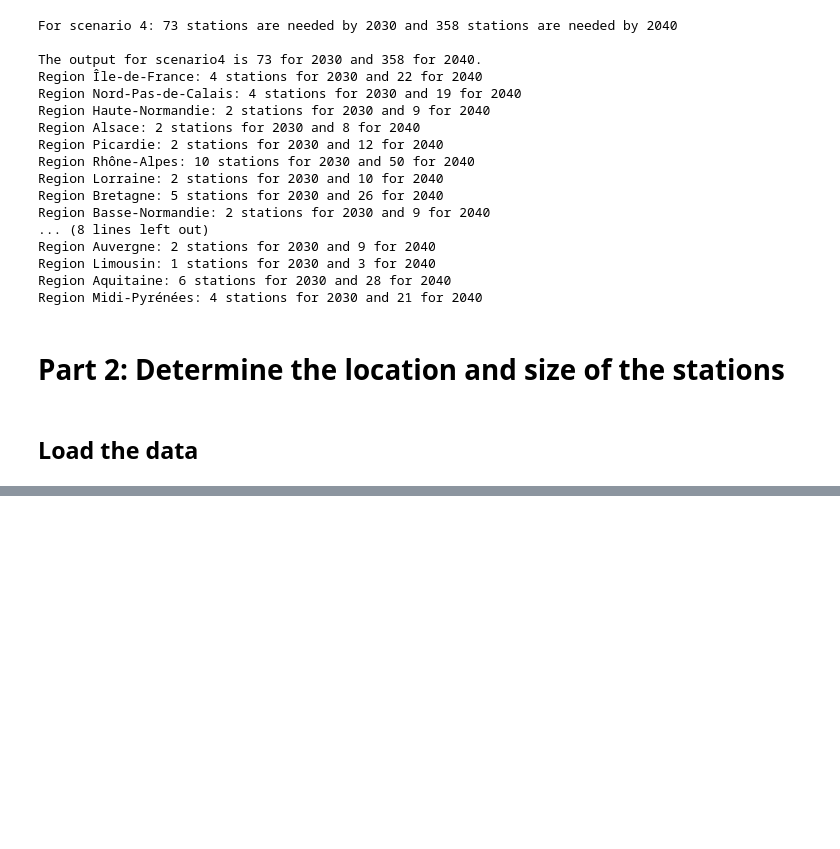
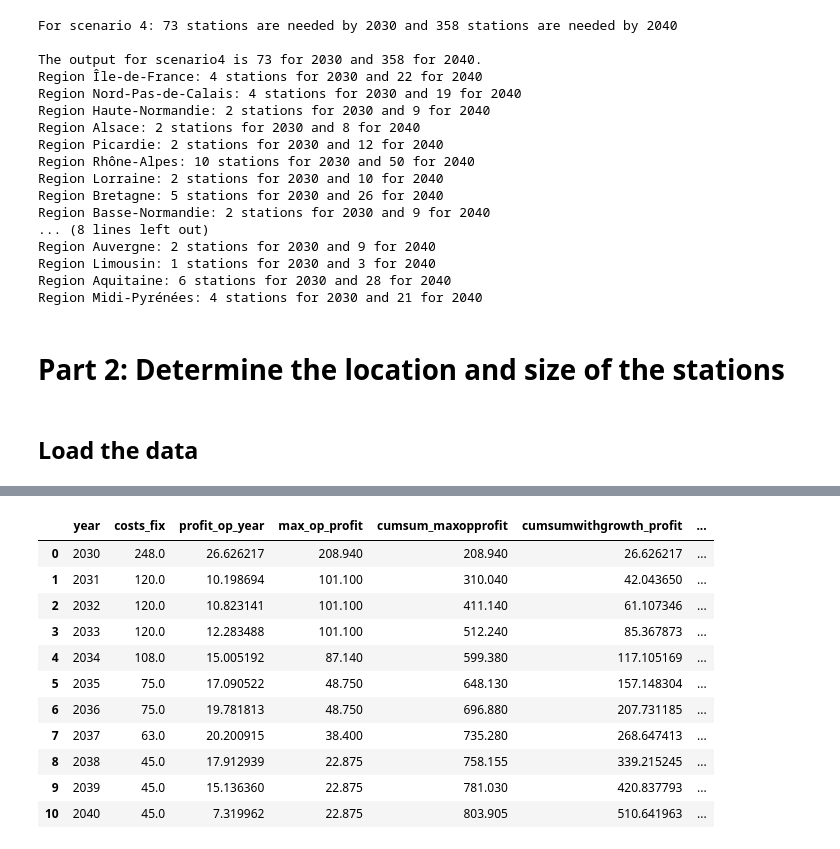
Before and after one commit to Hypatia-II/H2_stations_network, a Jupyter notebook: notebook.ipynb, the cells around one changed output, grey strips where cells are left out. Saved outputs shown, nothing was run; the diff lists cells and outputs as text; code cells hidden in the pictures; blank space fills up the shorter version.

```diff
--- a/notebook.ipynb
+++ b/notebook.ipynb
@@ -244,0 +303,19 @@ load_profit_by_station = scenarios.profitability_by_station(final_points, region
+# %%
+competition_scenarios = Competition_Scenarios(jsons, path_conf='params/config.json', scenario="scenario2")
+final_points_scenario2 = competition_scenarios.stations_per_year(final_points)
+operation_profit_scenario2 = competition_scenarios.calculate_yearly_op_profit(final_points_scenario2)
+cost_yearly_scenario2 = competition_scenarios.get_profitability_by_year(operation_profit_scenario2)
+cost_yearly_scenario2
+# %% [output]
+|  | year | costs_fix | profit_op_year | max_op_profit | cumsum_maxopprofit | cumsumwithgrowth_profit | ... |
+| 0 | 2030 | 248.0 | 26.626217 | 208.940 | 208.940 | 26.626217 | ... |
+| 1 | 2031 | 120.0 | 10.198694 | 101.100 | 310.040 | 42.043650 | ... |
+| 2 | 2032 | 120.0 | 10.823141 | 101.100 | 411.140 | 61.107346 | ... |
+| 3 | 2033 | 120.0 | 12.283488 | 101.100 | 512.240 | 85.367873 | ... |
+| 4 | 2034 | 108.0 | 15.005192 | 87.140 | 599.380 | 117.105169 | ... |
+| 5 | 2035 | 75.0 | 17.090522 | 48.750 | 648.130 | 157.148304 | ... |
+| 6 | 2036 | 75.0 | 19.781813 | 48.750 | 696.880 | 207.731185 | ... |
+| 7 | 2037 | 63.0 | 20.200915 | 38.400 | 735.280 | 268.647413 | ... |
+| 8 | 2038 | 45.0 | 17.912939 | 22.875 | 758.155 | 339.215245 | ... |
+| 9 | 2039 | 45.0 | 15.136360 | 22.875 | 781.030 | 420.837793 | ... |
+| 10 | 2040 | 45.0 | 7.319962 | 22.875 | 803.905 | 510.641963 | ... |
```
Also changed, not shown: parts of 21 cells of this notebook, 4 other files.
